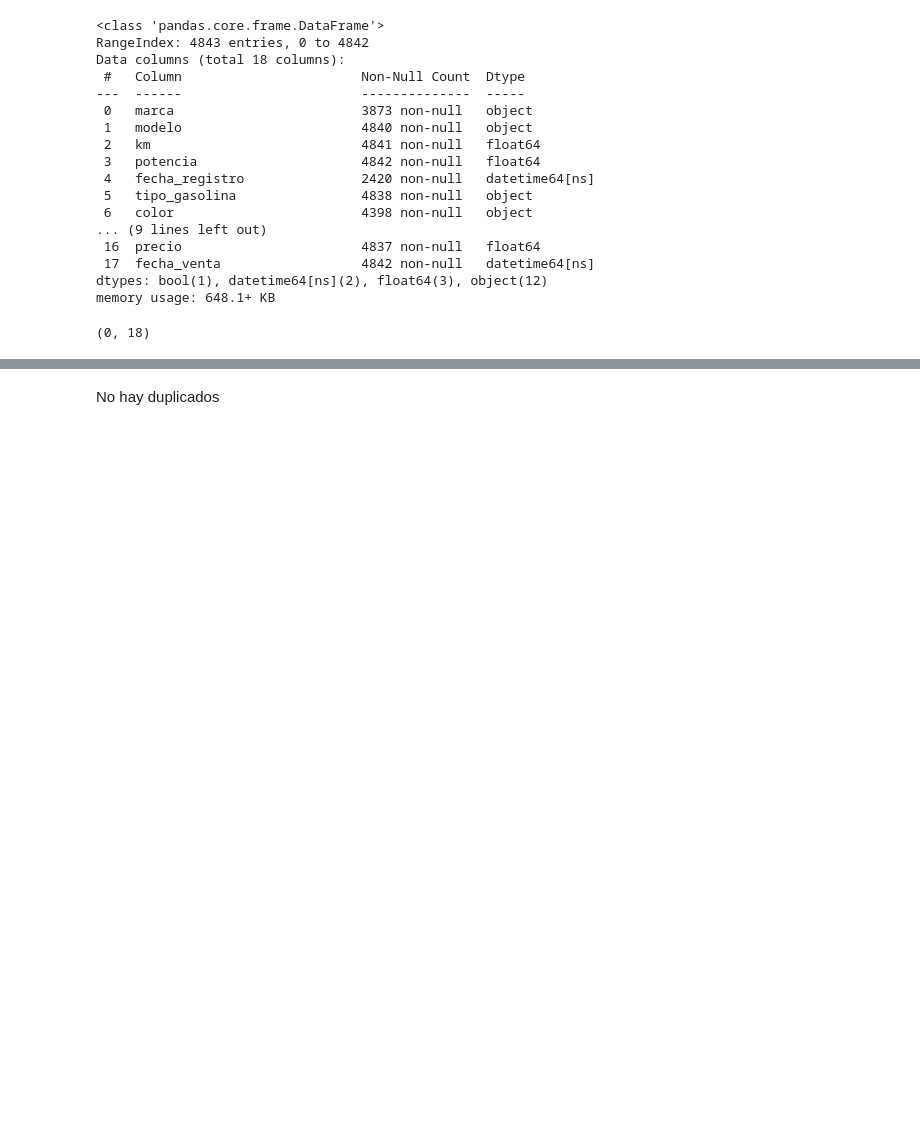
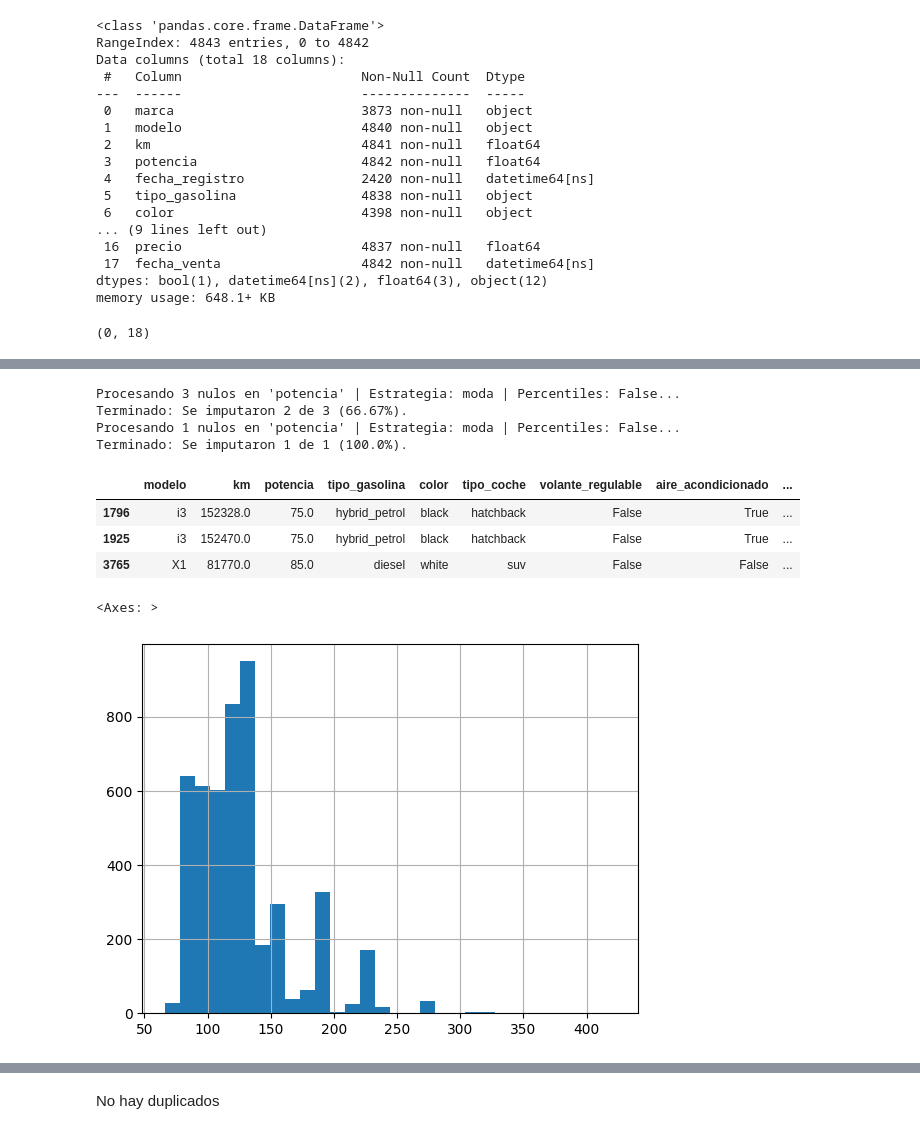
Before and after one commit to Enrique737/TFM_06, a Jupyter notebook: Entregable_T1_Data_Engineering/bmw.ipynb, the cells around one changed output, grey strips where cells are left out. Saved outputs shown, nothing was run; the diff lists cells and outputs as text; code cells hidden in the pictures; blank space fills up the shorter version.

```diff
--- a/Entregable_T1_Data_Engineering/bmw.ipynb
+++ b/Entregable_T1_Data_Engineering/bmw.ipynb
@@ -118,0 +328,8 @@ df_inicial_test[df_inicial_test.duplicated(keep='first')].shape
+# %%
+# Quitamos fechas incoherentes
+df_limpio_2 = df_limpio_2[df_limpio_2['fecha_registro'] <= df_limpio_2['fecha_venta']]
+
+# Calculamos antigüedad
+df_limpio_2["antigüedad"] = df_limpio_2["fecha_venta"] - df_limpio_2["fecha_registro"]
+df_limpio_2['antigüedad'] = df_limpio_2['antigüedad'].dt.days / 365.25
+df_limpio_2 = df_limpio_2.drop(columns=['fecha_venta','fecha_registro'])
@@ -118,0 +362,4 @@ df_inicial_test[df_inicial_test.duplicated(keep='first')].shape
+# %%
+df_test = df_limpio_2.copy()
+df_test.loc[df_test['km'] <= 0, 'km'] = df_test[df_test['modelo'] == df_test[df_test['km'] < 0.0]['modelo'].iloc[0]]['km'].median()
+df_test.iloc[[2928]]
@@ -118,0 +391,2 @@ df_inicial_test[df_inicial_test.duplicated(keep='first')].shape
+# %%
+df_test.loc[df_test['potencia'] < 50, 'potencia'] = None
@@ -118,0 +417,29 @@ df_inicial_test[df_inicial_test.duplicated(keep='first')].shape
+# %%
+df_test = utils.imputar_por_similitud(
+            df_test, target_col='potencia', numeric_cols={'antigüedad': 0.35, 'precio': 0.1},
+            cat_bool_cols=['modelo'], umbral_dominancia=0.50, estrategia='moda',
+            usar_percentiles=False
+        )
+
+df_test = utils.imputar_por_similitud(
+            df_test, target_col='potencia', numeric_cols={'antigüedad': 0.35},
+            cat_bool_cols=['modelo'], umbral_dominancia=0.50, estrategia='moda',
+            usar_percentiles=False
+        )
+# %% [output]
+Procesando 3 nulos en 'potencia' | Estrategia: moda | Percentiles: False...
+Terminado: Se imputaron 2 de 3 (66.67%).
+Procesando 1 nulos en 'potencia' | Estrategia: moda | Percentiles: False...
+Terminado: Se imputaron 1 de 1 (100.0%).
+# %%
+df_test.iloc[[1786, 1915, 3755]]
+# %% [output]
+|  | modelo | km | potencia | tipo_gasolina | color | tipo_coche | volante_regulable | aire_acondicionado | ... |
+| 1796 | i3 | 152328.0 | 75.0 | hybrid_petrol | black | hatchback | False | True | ... |
+| 1925 | i3 | 152470.0 | 75.0 | hybrid_petrol | black | hatchback | False | True | ... |
+| 3765 | X1 | 81770.0 | 85.0 | diesel | white | suv | False | False | ... |
+# %%
+df_test['potencia'].hist(bins=30)
+# %% [output]
+<Axes: >
+[figure, added]
```
Also changed, not shown: parts of 105 cells of this notebook, 2 other files.
